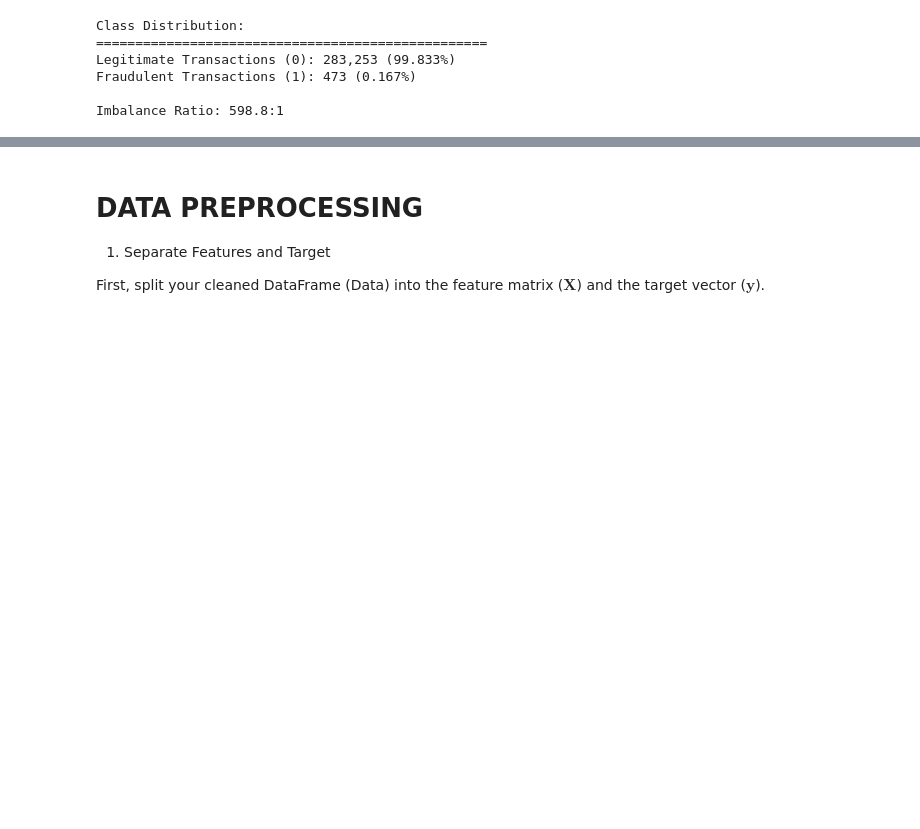
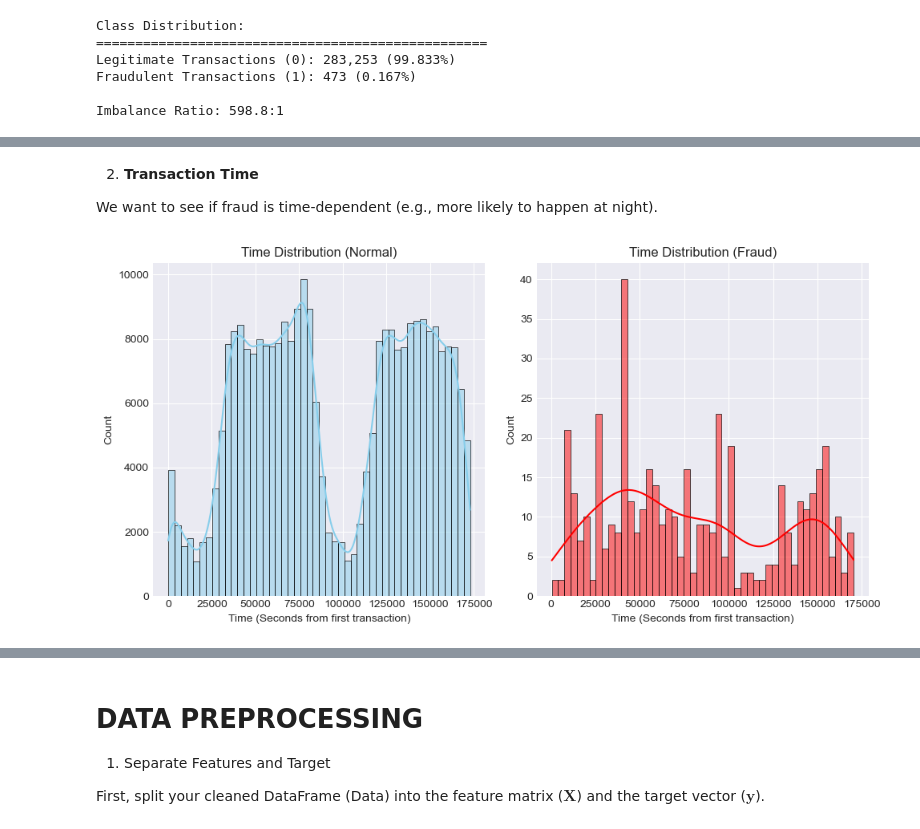
Before and after one commit to mwendemichelle4-dev/Credit-Card-Fraud-Detection-Analysis, a Jupyter notebook: Notebook.ipynb, the cells around one changed output, grey strips where cells are left out. Cells and saved outputs as stored; diff of their text form; code cells hidden in the pictures; blank space fills up the shorter version.

Commit message:
Add EDA and Data preprocessing

```diff
--- a/Notebook.ipynb
+++ b/Notebook.ipynb
@@ -245,10 +245,10 @@ True       1081
 Name: count, dtype: int64
 # %%
 # we Create a new DataFrame with duplicates removed
-Data = data.drop_duplicates(keep='first')
+data_clean = data.drop_duplicates(keep='first')
 
 #Check the new shape of the dataframe
-Data.shape
+data_clean.shape
 # %% [output]
 (283726, 31)
 # %% [markdown]
@@ -319,0 +324,25 @@ plt.show()
+# %% [markdown]
+2. **Transaction Time**
+
+We want to see if fraud is time-dependent (e.g., more likely to happen at night).
+# %%
+# Create two separate dataframes for visualization
+df_fraud = data_clean[data_clean['Class'] == 1]
+df_normal = data_clean[data_clean['Class'] == 0]
+
+plt.figure(figsize=(10, 5))
+plt.subplot(1, 2, 1)
+# Histogram of Time for Normal Transactions
+sns.histplot(df_normal['Time'], bins=48, kde=True, color='skyblue')
+plt.title('Time Distribution (Normal)')
+plt.xlabel('Time (Seconds from first transaction)')
+
+plt.subplot(1, 2, 2)
+# Histogram of Time for Fraud Transactions (Look for peaks)
+sns.histplot(df_fraud['Time'], bins=48, kde=True, color='red')
+plt.title('Time Distribution (Fraud)')
+plt.xlabel('Time (Seconds from first transaction)')
+plt.tight_layout()
+plt.show()
+# %% [output]
+[figure, added]
```
Also changed, not shown: parts of 15 cells of this notebook.
